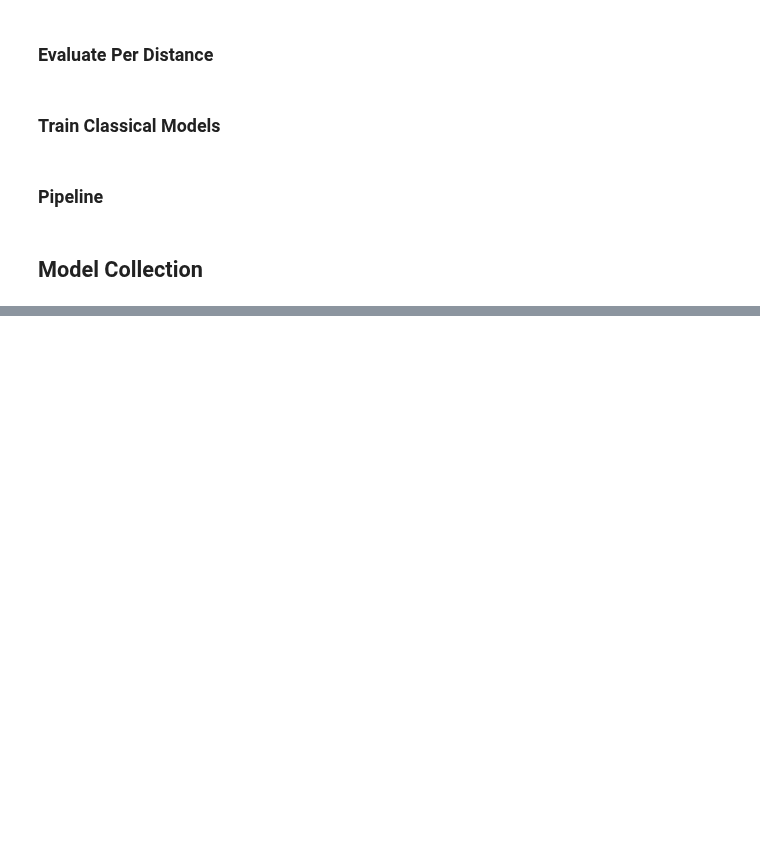
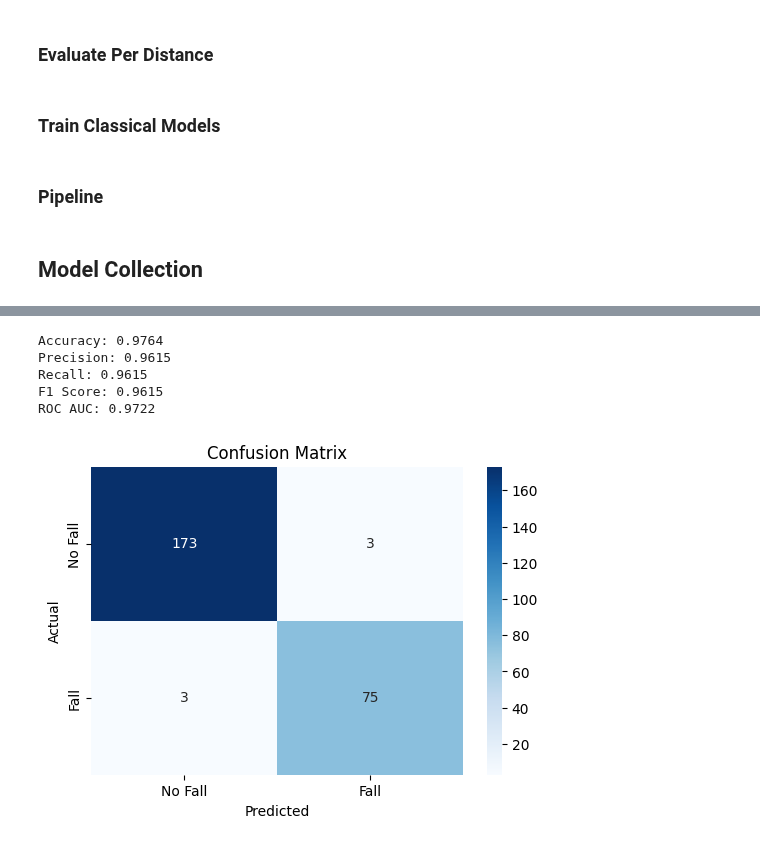
Before and after one commit to AdrianDaeschlein/master, a Jupyter notebook: pipeline.ipynb, the cells around one changed output, grey strips where cells are left out. Saved outputs shown, nothing was run; the diff lists cells and outputs as text; code cells hidden in the pictures; blank space fills up the shorter version.

```diff
--- a/pipeline.ipynb
+++ b/pipeline.ipynb
@@ -1027,0 +1282,17 @@ Distance 3: 69 correct, 7 incorrect
+# %%
+ensemble_predict(
+    models_with_features=[
+        ("models/MF_XGB_Optuna.pkl", ["max", "min", "mean", "std", "median", "peak", "p2p", "energy", "rms", "crest", "shape", "impulse", "margin"]),
+        ("models/MF_XGB_RD40_Optuna.pkl", ["median", "max", "peak", "mean", "p2p"]),
+        ("models/MF_XGB_RD41_Optuna.pkl", ["median", "max", "peak", "mean", "p2p"])
+    ],
+    dataset_name="MPU_features_pca.csv",
+    target_column="fall_binary"
+)
+# %% [output]
+Accuracy: 0.9764
+Precision: 0.9615
+Recall: 0.9615
+F1 Score: 0.9615
+ROC AUC: 0.9722
+[figure, added]
```
Also changed, not shown: parts of 17 cells of this notebook, 11 other files.
